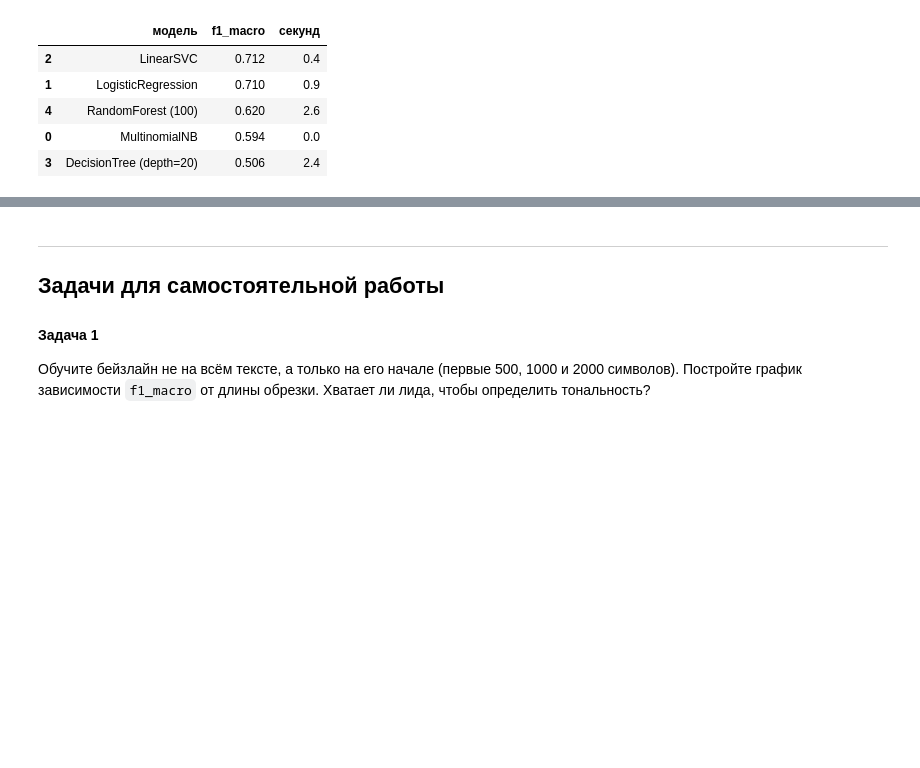
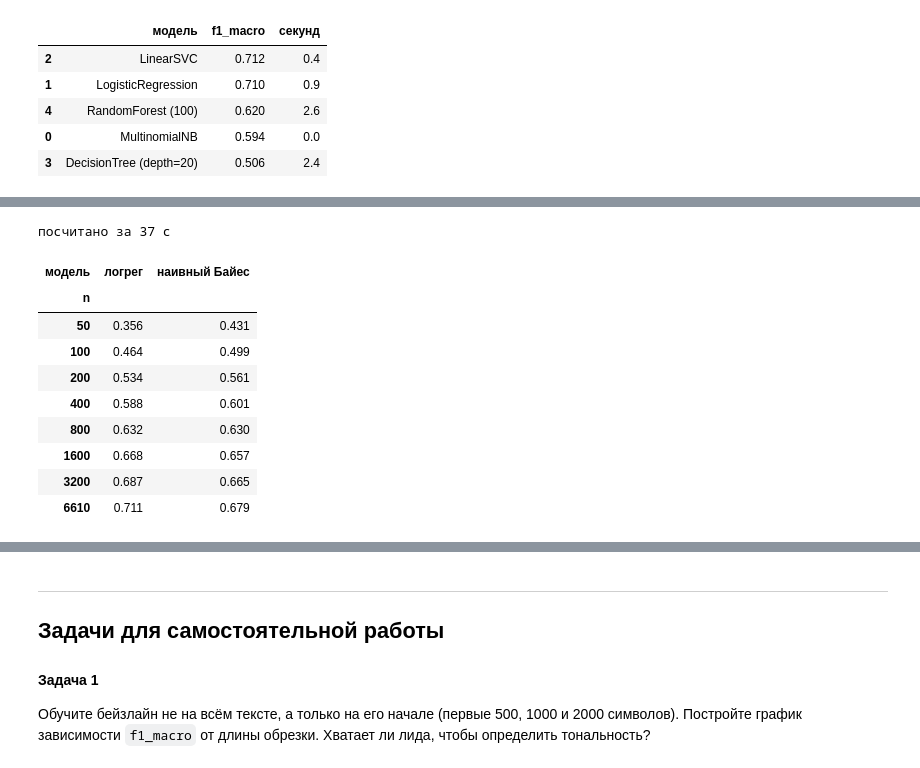
Before and after one commit to paiflare/ml_hse_2026, a Jupyter notebook: week06/06_Text_Classification_BoW_TFIDF.ipynb, the cells around one changed output, grey strips where cells are left out. Drawn from its saved outputs; the diff is of its cells as text; code cells hidden in the pictures; blank space fills up the shorter version.

```diff
--- a/week06/06_Text_Classification_BoW_TFIDF.ipynb
+++ b/week06/06_Text_Classification_BoW_TFIDF.ipynb
@@ -631,0 +754,33 @@ pd.DataFrame(rows).sort_values('f1_macro', ascending=False)
+# %%
+sizes = [50, 100, 200, 400, 800, 1600, 3200, len(X_train)]
+X_train_arr, y_train_arr = np.array(X_train, dtype=object), np.array(y_train)
+curve = []
+
+t0 = time.time()
+for n in sizes:
+    for seed in range(3):  # усредняем по трём случайным подвыборкам
+        idx = np.random.RandomState(seed).permutation(len(X_train))[:n]
+        for name, pipe in [
+            ('наивный Байес', make_pipeline(CountVectorizer(max_features=30_000), MultinomialNB(alpha=0.1))),
+            ('логрег', make_pipeline(TfidfVectorizer(max_features=30_000),
+                                     LogisticRegression(max_iter=1000, class_weight='balanced'))),
+        ]:
+            pipe.fit(X_train_arr[idx], y_train_arr[idx])
+            curve.append({'n': n, 'модель': name,
+                          'f1_macro': f1_score(y_test, pipe.predict(X_test), average='macro')})
+print(f'посчитано за {time.time() - t0:.0f} с')
+
+curve = pd.DataFrame(curve).groupby(['n', 'модель'])['f1_macro'].mean().unstack()
+curve.round(3)
+# %% [output]
+посчитано за 37 с
+| модель | логрег | наивный Байес |
+| n |  |  |
+| 50 | 0.356 | 0.431 |
+| 100 | 0.464 | 0.499 |
+| 200 | 0.534 | 0.561 |
+| 400 | 0.588 | 0.601 |
+| 800 | 0.632 | 0.630 |
+| 1600 | 0.668 | 0.657 |
+| 3200 | 0.687 | 0.665 |
+| 6610 | 0.711 | 0.679 |
```
Also changed, not shown: parts of 51 cells of this notebook, 1 other file.
